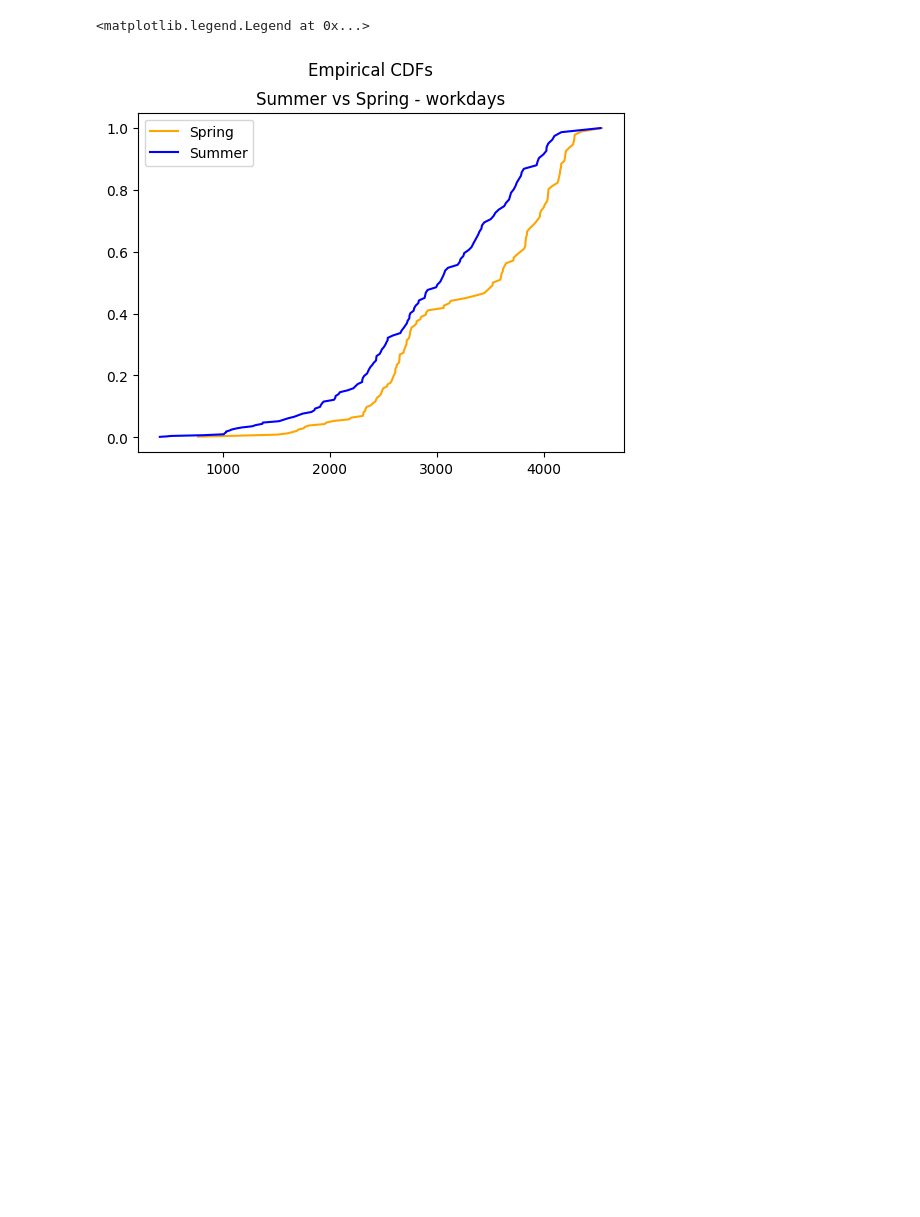
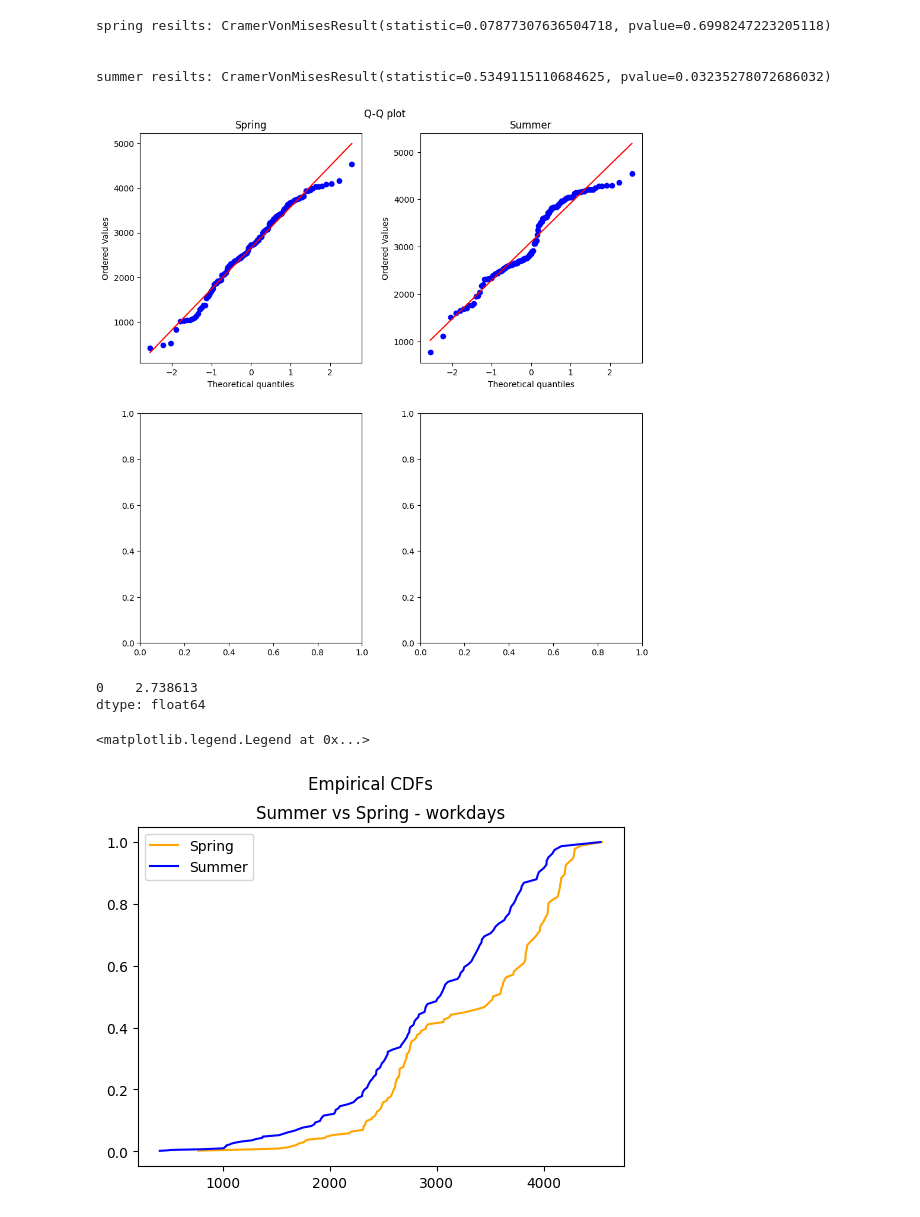
Before and after one commit to eirikbaekkelund/BikeSharing, a Jupyter notebook: develop_FC.ipynb, the cells around one changed output. Cells and saved outputs as stored; diff of their text form; code cells hidden in the pictures; blank space fills up the shorter version.

```diff
--- a/develop_FC.ipynb
+++ b/develop_FC.ipynb
@@ -141,3 +152,47 @@ data_spring_eve_workday.sort_values(by=['cnt'])
+# %%
+# Sort date in ascending order:
+data_spring_eve_workday.sort_values(by=['cnt'], inplace=True)
+data_summer_eve_workday.sort_values(by=['cnt'], inplace=True)
+
+# Calculate the Cramer-von Misses test statistic
+mean_spring_est = data_spring_eve_workday['cnt'].mean()
+mean_summer_est = data_summer_eve_workday['cnt'].mean()
+
+std_spring_est = data_spring_eve_workday['cnt'].std()
+std_summer_est = data_summer_eve_workday['cnt'].std()
+
+cdf_spring_est = lambda x : stats.norm.cdf(x, mean_spring_est, std_spring_est)
+cdf_summer_est = lambda x : stats.norm.cdf(x, mean_summer_est, std_summer_est)
+
+result_spring = stats.cramervonmises(data_spring_eve_workday['cnt'], cdf_spring_est)
+result_summer = stats.cramervonmises(data_summer_eve_workday['cnt'], cdf_summer_est)
+
+print(f"spring results: {result_spring}\n\n")
+print(f"summer results: {result_summer}\n\n")
+# %% [output]
+spring resilts: CramerVonMisesResult(statistic=0.07877307636504718, pvalue=0.6998247223205118)
+
+
+summer resilts: CramerVonMisesResult(statistic=0.5349115110684625, pvalue=0.03235278072686032)
+# %%
+fig, axs = plt.subplots(2,2, figsize=(10,10))
+fig.tight_layout(pad=4)
+fig.suptitle('Q-Q plot')
+
+stats.probplot(data_spring_eve_workday['cnt'], dist="norm", plot=axs[0,0])
+axs[0,0].title.set_text("Spring")
+stats.probplot(data_summer_eve_workday['cnt'], dist="norm", plot=axs[0,1])
+axs[0,1].title.set_text("Summer")
+# %% [output]
+[figure, added]
+# %%
+a = np.arange(9)
+a
+adf = pd.DataFrame(a)
+adf.std()
+# %% [output]
+0    2.738613
+dtype: float64
 # %%
 # Plot cdfs of found Gaussians:
 fig, axs = plt.subplots(1)
```
Also changed, not shown: parts of 9 cells of this notebook.
